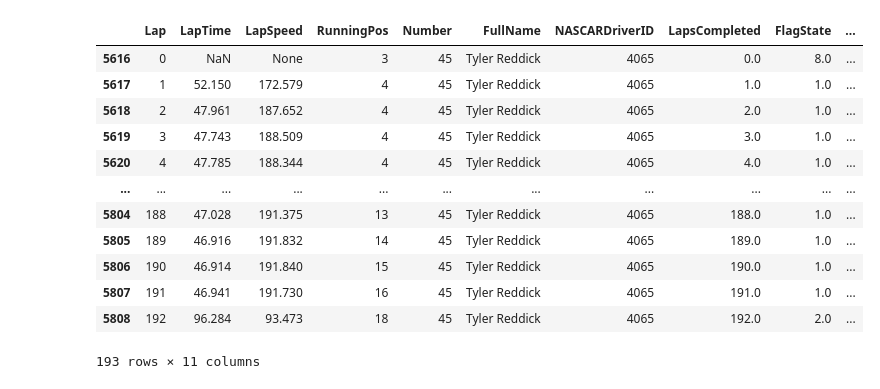
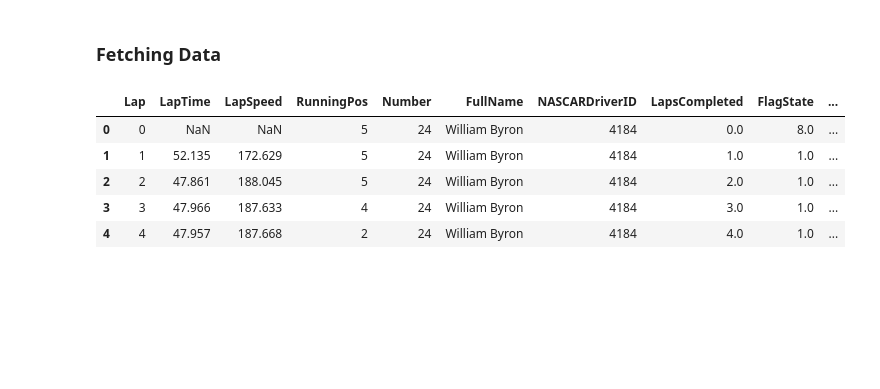
Before and after one commit to sieloffs/NASCAR-Analytics, a Jupyter notebook: Functions for Web Scraping.ipynb, the cells around one changed output. Cells and saved outputs as stored; diff of their text form; code cells hidden in the pictures; blank space fills up the shorter version.

```diff
--- a/Functions for Web Scraping.ipynb
+++ b/Functions for Web Scraping.ipynb
@@ -30,7 +29,0 @@ def get_track_info():
-# %%
-
-year = 2024
-series_key = 'series_1'
-races = get_race_ids(year, series_key)
-races = races[races['race_type_id'] ==1]
-races.head()
@@ -130,6 +70,6 @@ lap_df = get_lap_data(year, series_num, race_ids)
 # %%
 
-
+# function to get result data for a single race
 def fetch_single_result(year,series_num, race_id):
     race_url = f"https://cf.nascar.com/loopstats/prod/{year}/{series_num}/{race_id}.json"
     response = requests.get(race_url)
@@ -140,10 +80,11 @@ def fetch_single_result(year,series_num, race_id):
         record_path='drivers',
         meta=['race_id']
     )
-    df = df[['driver_id', 'closing_ps', 'laps', 'race_id']]
+    df = df[['driver_id', 'ps', 'laps', 'race_id']]
 
     return df
 
+# using the result function for each race in the season to get a df of all results
 def get_result_data(year, series_num, race_ids):
     result_data = []
     # run the single race function above for each race id
@@ -154,7 +95,3 @@ def get_result_data(year, series_num, race_ids):
 
     result_df = pd.concat(result_data, ignore_index=True)
     return result_df
-
-
-results = get_result_data(year, series_num, race_ids)
-results
@@ -175,16 +97,0 @@ results
-# %%
-lap_df[(lap_df['race_id'] == 5385) & (lap_df['Number'] == '45')].head(201)
-# %% [output]
-|  | Lap | LapTime | LapSpeed | RunningPos | Number | FullName | NASCARDriverID | LapsCompleted | FlagState | ... |
-| 5616 | 0 | NaN | None | 3 | 45 | Tyler Reddick | 4065 | 0.0 | 8.0 | ... |
-| 5617 | 1 | 52.150 | 172.579 | 4 | 45 | Tyler Reddick | 4065 | 1.0 | 1.0 | ... |
-| 5618 | 2 | 47.961 | 187.652 | 4 | 45 | Tyler Reddick | 4065 | 2.0 | 1.0 | ... |
-| 5619 | 3 | 47.743 | 188.509 | 4 | 45 | Tyler Reddick | 4065 | 3.0 | 1.0 | ... |
-| 5620 | 4 | 47.785 | 188.344 | 4 | 45 | Tyler Reddick | 4065 | 4.0 | 1.0 | ... |
-| ... | ... | ... | ... | ... | ... | ... | ... | ... | ... | ... |
-| 5804 | 188 | 47.028 | 191.375 | 13 | 45 | Tyler Reddick | 4065 | 188.0 | 1.0 | ... |
-| 5805 | 189 | 46.916 | 191.832 | 14 | 45 | Tyler Reddick | 4065 | 189.0 | 1.0 | ... |
-| 5806 | 190 | 46.914 | 191.840 | 15 | 45 | Tyler Reddick | 4065 | 190.0 | 1.0 | ... |
-| 5807 | 191 | 46.941 | 191.730 | 16 | 45 | Tyler Reddick | 4065 | 191.0 | 1.0 | ... |
-| 5808 | 192 | 96.284 | 93.473 | 18 | 45 | Tyler Reddick | 4065 | 192.0 | 2.0 | ... |
-193 rows × 11 columns
@@ -190,0 +121,2 @@ lap_df[(lap_df['race_id'] == 5385) & (lap_df['Number'] == '45')].head(201)
+# %% [markdown]
+### Fetching Data
@@ -191,2 +150,11 @@ lap_df[(lap_df['race_id'] == 5385) & (lap_df['Number'] == '45')].head(201)
 # %%
+# merging the results df with the lap data to get result for each race
 merged_df = lap_df.merge(results, left_on=['race_id', 'NASCARDriverID'], right_on= ['race_id', 'driver_id'])
+merged_df.head()
+# %% [output]
+|  | Lap | LapTime | LapSpeed | RunningPos | Number | FullName | NASCARDriverID | LapsCompleted | FlagState | ... |
+| 0 | 0 | NaN | NaN | 5 | 24 | William Byron | 4184 | 0.0 | 8.0 | ... |
+| 1 | 1 | 52.135 | 172.629 | 5 | 24 | William Byron | 4184 | 1.0 | 1.0 | ... |
+| 2 | 2 | 47.861 | 188.045 | 5 | 24 | William Byron | 4184 | 2.0 | 1.0 | ... |
+| 3 | 3 | 47.966 | 187.633 | 4 | 24 | William Byron | 4184 | 3.0 | 1.0 | ... |
+| 4 | 4 | 47.957 | 187.668 | 2 | 24 | William Byron | 4184 | 4.0 | 1.0 | ... |
```
Also changed, not shown: parts of 32 cells of this notebook.
